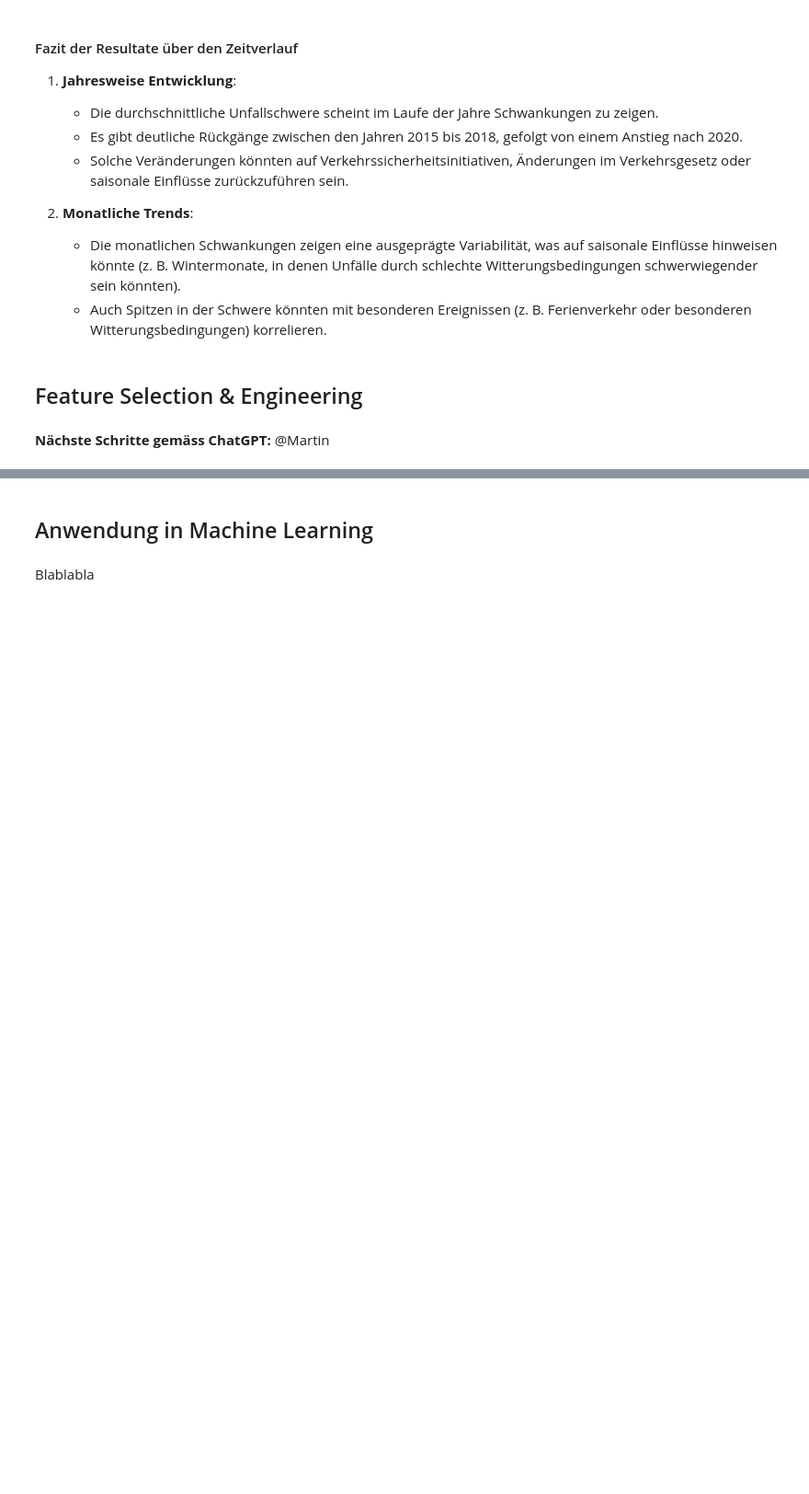
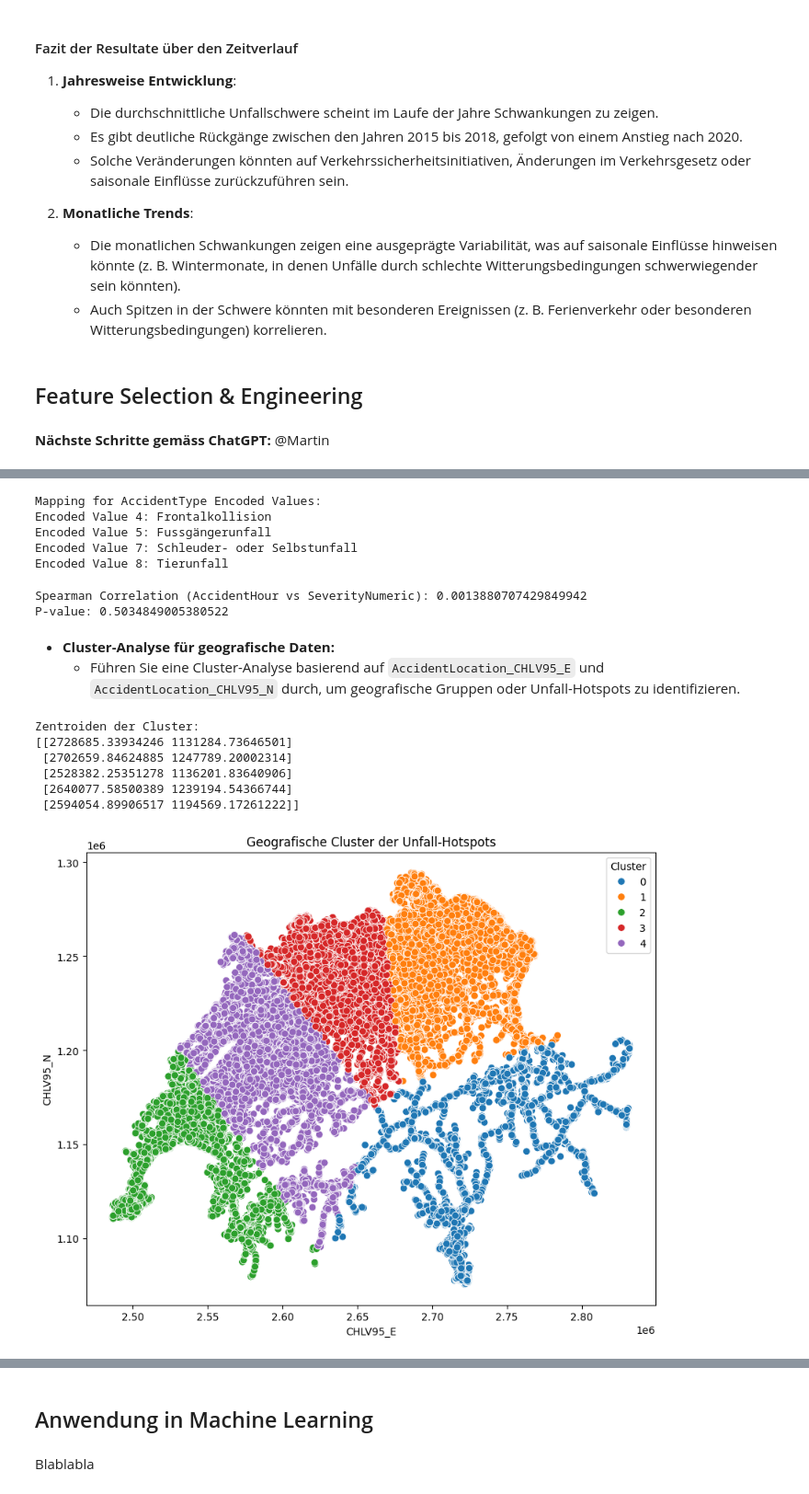
Before and after one commit to dominiqueulrixh/Verkehrsunfaellanalyse, a Jupyter notebook: Verkehrsunfallanalyse.ipynb, the cells around one changed output, grey strips where cells are left out. Shown at 92% size. Cells and saved outputs as stored; diff of their text form; code cells hidden in the pictures; blank space fills up the shorter version.

```diff
--- a/Verkehrsunfallanalyse.ipynb
+++ b/Verkehrsunfallanalyse.ipynb
@@ -1119,0 +1182,69 @@ plt.show()
+# %%
+# Initialize LabelEncoder for AccidentType
+accident_type_encoder = LabelEncoder()
+df_cleaned['AccidentType_Encoded'] = accident_type_encoder.fit_transform(df_cleaned['AccidentType'])
+
+# Generate the mapping for AccidentType
+accident_type_mapping = dict(zip(accident_type_encoder.transform(accident_type_encoder.classes_), accident_type_encoder.classes_))
+
+# Display the original accident types for encoded values 4, 5, 7, and 8
+print("Mapping for AccidentType Encoded Values:")
+for encoded_value in [4, 5, 7, 8]:
+    print(f"Encoded Value {encoded_value}: {accident_type_mapping.get(encoded_value)}")
+# %% [output]
+Mapping for AccidentType Encoded Values:
+Encoded Value 4: Frontalkollision
+Encoded Value 5: Fussgängerunfall
+Encoded Value 7: Schleuder- oder Selbstunfall
+Encoded Value 8: Tierunfall
+# %%
+# Calculate Spearman correlation for AccidentHour and SeverityNumeric
+spearman_corr, p_value = spearmanr(df_cleaned['AccidentHour'], df_cleaned['SeverityNumeric'])
+
+# Display the results
+print(f"Spearman Correlation (AccidentHour vs SeverityNumeric): {spearman_corr}")
+print(f"P-value: {p_value}")
+# %% [output]
+Spearman Correlation (AccidentHour vs SeverityNumeric): 0.0013880707429849942
+P-value: 0.5034849005380522
+# %% [markdown]
+- **Cluster-Analyse für geografische Daten:**
+  - Führen Sie eine Cluster-Analyse basierend auf `AccidentLocation_CHLV95_E` und `AccidentLocation_CHLV95_N` durch, um geografische Gruppen oder Unfall-Hotspots zu identifizieren.
+# %%
+from sklearn.cluster import KMeans
+
+geo_data = df_cleaned[['AccidentLocation_CHLV95_E', 'AccidentLocation_CHLV95_N']].dropna()
+
+# Definiere die Anzahl der Cluster (z.B. 5)
+n_clusters = 5
+kmeans = KMeans(n_clusters=n_clusters, random_state=42)
+
+# Führe Clustering durch
+geo_data['Cluster'] = kmeans.fit_predict(geo_data)
+
+# Zentroiden der Cluster anzeigen
+print("Zentroiden der Cluster:")
+print(kmeans.cluster_centers_)
+
+# Streudiagramm der Cluster
+plt.figure(figsize=(10, 8))
+sns.scatterplot(
+    x=geo_data['AccidentLocation_CHLV95_E'],
+    y=geo_data['AccidentLocation_CHLV95_N'],
+    hue=geo_data['Cluster'],
+    palette='tab10',
+    s=50
+)
+plt.title('Geografische Cluster der Unfall-Hotspots')
+plt.xlabel('CHLV95_E')
+plt.ylabel('CHLV95_N')
+plt.legend(title='Cluster')
+plt.show()
+# %% [output]
+Zentroiden der Cluster:
+[[2728685.33934246 1131284.73646501]
+ [2702659.84624885 1247789.20002314]
+ [2528382.25351278 1136201.83640906]
+ [2640077.58500389 1239194.54366744]
+ [2594054.89906517 1194569.17261222]]
+[figure, added]
```
Also changed, not shown: parts of 21 cells of this notebook, 1 other file.
